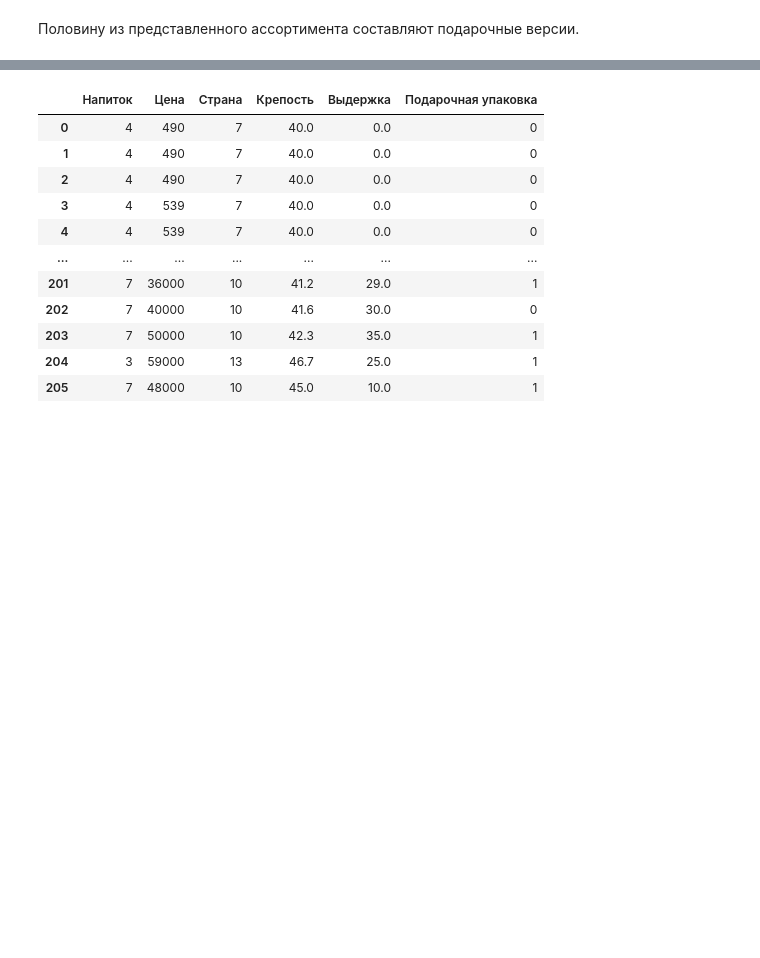
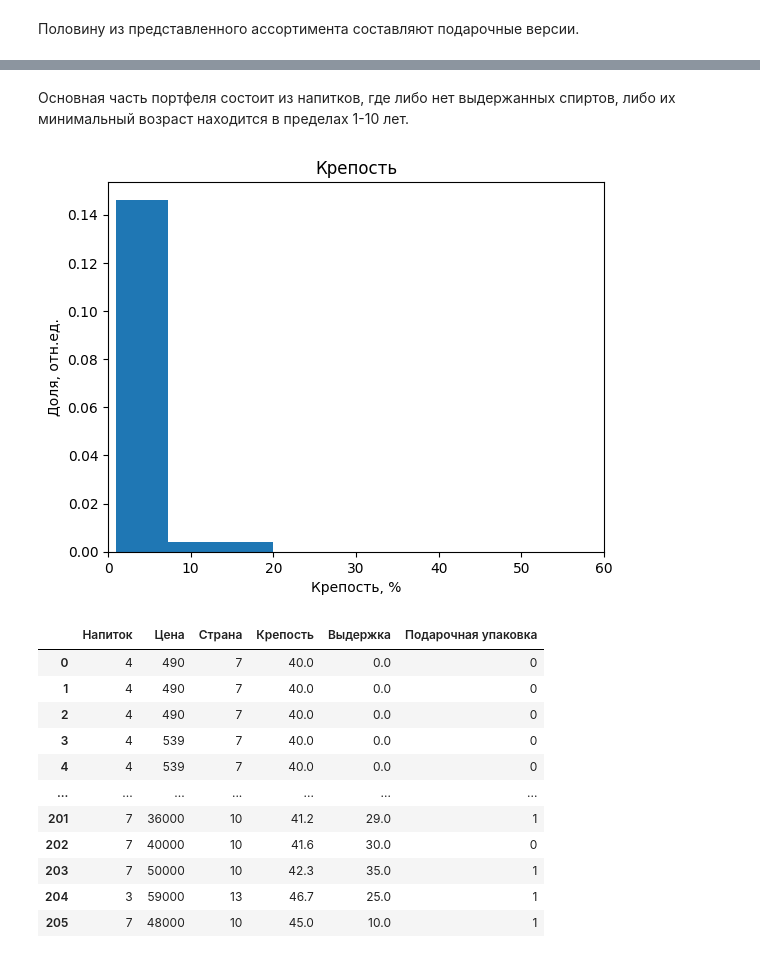
Before and after one commit to avkolchin1995/Spirits-Clustering, a Jupyter notebook: Spirits-Clustering.ipynb, the cells around one changed output, grey strips where cells are left out. Cells and saved outputs as stored; diff of their text form; code cells hidden in the pictures; blank space fills up the shorter version.

```diff
--- a/Spirits-Clustering.ipynb
+++ b/Spirits-Clustering.ipynb
@@ -127,3 +131,14 @@ AttributeError: 'function' object has no attribute 'plot'
+# %% [markdown]
+Основная часть портфеля состоит из напитков, где либо нет выдержанных спиртов, либо их минимальный возраст находится в пределах 1-10 лет.
+# %%
+# Распределение годов выдержки
+df['Крепость'].value_counts().plot.hist(bins=20, density=True)
+plt.title('Крепость')
+plt.ylabel('Доля, отн.ед.')
+plt.xlabel('Крепость, %')
+plt.show()
+# %% [output]
+[figure, added]
 # %%
 # Разметка текстовых данных в таблице
 le = LabelEncoder()
```
Also changed, not shown: parts of 1 cell of this notebook.
